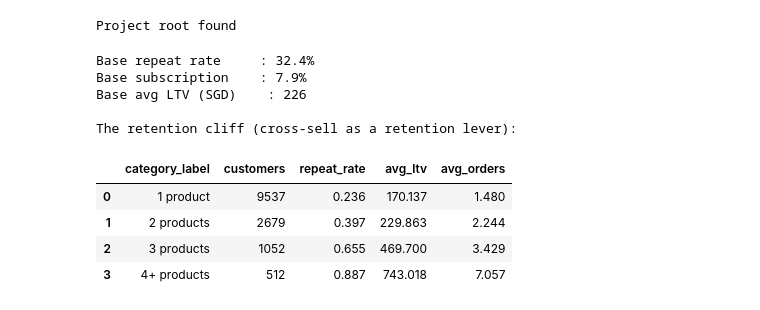
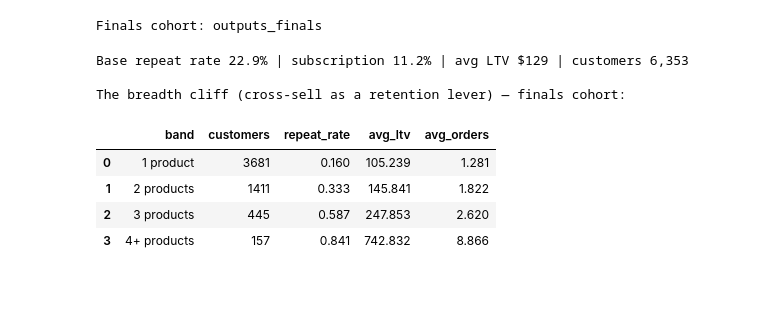
Before and after one commit to AdityaVijay1/lushprotein, a Jupyter notebook: product_mba/03_retention_aware_mba.ipynb, the cells around one changed output. Drawn from its saved outputs; the diff is of its cells as text; code cells hidden in the pictures.

```diff
--- a/product_mba/03_retention_aware_mba.ipynb
+++ b/product_mba/03_retention_aware_mba.ipynb
@@ -32,39 +20,52 @@ def find_project_root(start=None):
     raise FileNotFoundError("Could not locate project root containing EDA/outputs and product_mba")
 
 PROJECT_ROOT = find_project_root()
-EDA_OUTPUTS = PROJECT_ROOT / "EDA" / "outputs"
+EDA = PROJECT_ROOT / "EDA" / "outputs_finals"   # FINALS cohort
 MBA_OUTPUTS = PROJECT_ROOT / "product_mba" / "outputs"
 MBA_OUTPUTS.mkdir(exist_ok=True)
-
 pd.set_option("display.float_format", lambda v: f"{v:,.3f}")
-print("Project root found")
+print("Finals cohort:", EDA.name)
 # %% [output]
-Project root found
+Finals cohort: outputs_finals
-# %%
-# --- Business baselines: what does a "typical" LushProtein customer look like? ---
-customers = pd.read_parquet(EDA_OUTPUTS / "customers.parquet")
-
-BASE_REPEAT = customers["is_repeat"].mean()
-BASE_SUB = customers["ever_subscribed"].mean()
-BASE_LTV = customers["total_revenue"].mean()
-
-breadth = pd.read_csv(EDA_OUTPUTS / "04_cross_product_ltv.csv")
-
-print(f"Base repeat rate     : {BASE_REPEAT:.1%}")
-print(f"Base subscription    : {BASE_SUB:.1%}")
-print(f"Base avg LTV (SGD)    : {BASE_LTV:,.0f}")
-print("\nThe retention cliff (cross-sell as a retention lever):")
-display(breadth[["category_label", "customers", "repeat_rate", "avg_ltv", "avg_orders"]])
-# %% [output]
-Base repeat rate     : 32.4%
-Base subscription    : 7.9%
-Base avg LTV (SGD)    : 226
-
-The retention cliff (cross-sell as a retention lever):
-|  | category_label | customers | repeat_rate | avg_ltv | avg_orders |
-| 0 | 1 product | 9537 | 0.236 | 170.137 | 1.480 |
-| 1 | 2 products | 2679 | 0.397 | 229.863 | 2.244 |
-| 2 | 3 products | 1052 | 0.655 | 469.700 | 3.429 |
-| 3 | 4+ products | 512 | 0.887 | 743.018 | 7.057 |
+# %%
+# --- Business baselines from the finals customer base ---
+customers = pd.read_parquet(EDA / "customers.parquet")
+customers["customer_id"] = customers["customer_id"].astype(str)
+
+BASE_REPEAT = customers["is_repeat"].mean()
+BASE_SUB = customers["ever_subscribed"].mean()
+BASE_LTV = customers["total_revenue"].mean()
+
+# Recompute the breadth cliff directly from finals data (no midterm CSV dependency):
+# distinct product categories a customer bought across the finals SKU-analysis lines.
+lines = pd.read_parquet(EDA / "lines_sku_analysis.parquet")
+lines["customer_id"] = lines["customer_id"].astype(str)
+ncat = (lines.dropna(subset=["product_category"])
+        .groupby("customer_id")["product_category"].nunique())
+cb = customers[["customer_id", "is_repeat", "total_revenue", "total_orders"]].copy()
+cb["n_cat"] = cb["customer_id"].map(ncat).fillna(0).astype(int)
+cb = cb[cb["n_cat"] >= 1]
+cb["band"] = np.where(cb["n_cat"] >= 4, "4+ products", cb["n_cat"].astype(str) + " product"
+                      + np.where(cb["n_cat"] == 1, "", "s"))
+order = ["1 product", "2 products", "3 products", "4+ products"]
+breadth = (cb.groupby("band")
+           .agg(customers=("customer_id", "size"), repeat_rate=("is_repeat", "mean"),
+                avg_ltv=("total_revenue", "mean"), avg_orders=("total_orders", "mean"))
+           .reindex(order).dropna(how="all").reset_index().rename(columns={"index": "band"}))
+breadth.to_csv(MBA_OUTPUTS / "finals_breadth_cliff.csv", index=False)
+
+print(f"Base repeat rate {BASE_REPEAT:.1%} | subscription {BASE_SUB:.1%} | "
+      f"avg LTV ${BASE_LTV:,.0f} | customers {len(customers):,}")
+print("\nThe breadth cliff (cross-sell as a retention lever) — finals cohort:")
+display(breadth)
+# %% [output]
+Base repeat rate 22.9% | subscription 11.2% | avg LTV $129 | customers 6,353
+
+The breadth cliff (cross-sell as a retention lever) — finals cohort:
+|  | band | customers | repeat_rate | avg_ltv | avg_orders |
+| 0 | 1 product | 3681 | 0.160 | 105.239 | 1.281 |
+| 1 | 2 products | 1411 | 0.333 | 145.841 | 1.822 |
+| 2 | 3 products | 445 | 0.587 | 247.853 | 2.620 |
+| 3 | 4+ products | 157 | 0.841 | 742.832 | 8.866 |
 # %%
 # --- Re-score every 02 rule by retention impact, not raw lift ---
```
Also changed, not shown: parts of 6 cells of this notebook, 33 other files.
